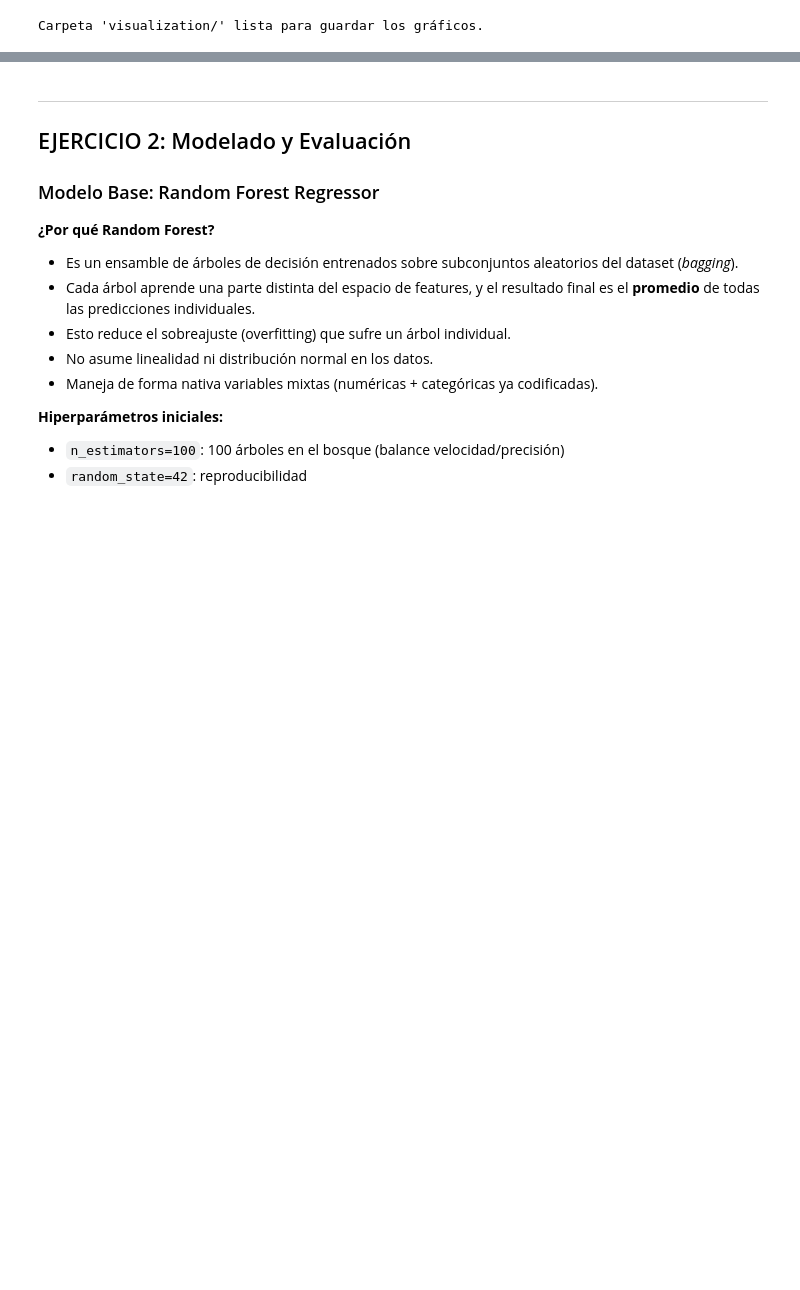
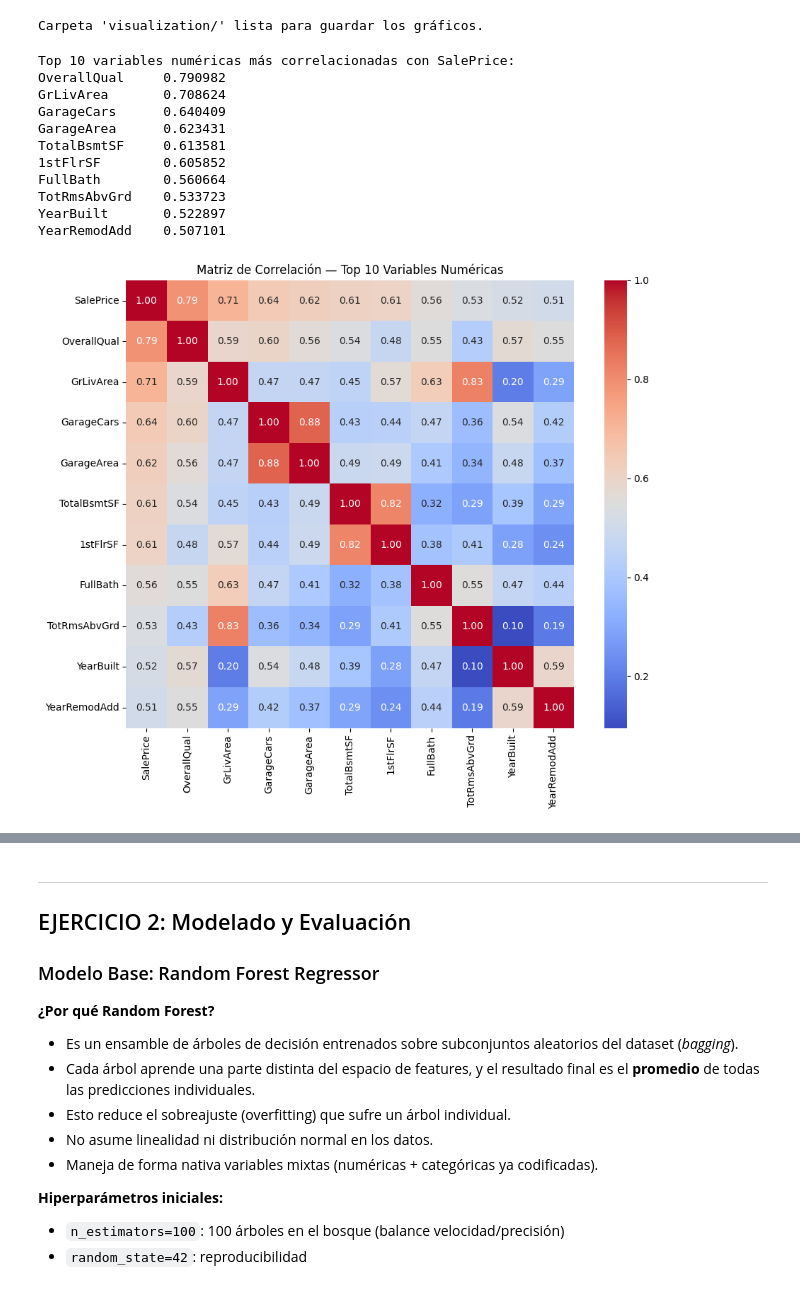
Before and after one commit to EzequielGaribotto/IA-BigData, a Jupyter notebook: M03/RA2/T4/ACT_OBL_04/ames_housing_price_prediction.ipynb, the cells around one changed output, grey strips where cells are left out. Cells and saved outputs as stored; diff of their text form; code cells hidden in the pictures; blank space fills up the shorter version.

```diff
--- a/M03/RA2/T4/ACT_OBL_04/ames_housing_price_prediction.ipynb
+++ b/M03/RA2/T4/ACT_OBL_04/ames_housing_price_prediction.ipynb
@@ -132,36 +188,38 @@ Carpeta 'visualization/' lista para guardar los gráficos.
 # %%
 # --- Análisis de Correlación con SalePrice ---
 # La correlación de Pearson mide la relación lineal entre dos variables (-1 a +1).
 # Variables con alta correlación positiva suben junto al precio;
 # con alta correlación negativa, suben cuando el precio baja.
 # Solo aplica directamente a variables numéricas.
 numeric_df = df.select_dtypes(include=[np.number])
 corr_matrix = numeric_df.corr()
 
 top_features = corr_matrix['SalePrice'].sort_values(ascending=False).head(11)  # Top 10 + propia
 print("Top 10 variables numéricas más correlacionadas con SalePrice:")
 print(top_features.drop('SalePrice').to_string())
 
-# Mapa de calor para visualizar correlaciones cruzadas entre las top variables
-fig, axes = plt.subplots(1, 2, figsize=(18, 6))
-
 # Heatmap de correlaciones entre las top features
 top_corr = numeric_df[top_features.index].corr()
-sns.heatmap(top_corr, annot=True, cmap='coolwarm', fmt=".2f", ax=axes[0], square=True)
-axes[0].set_title('Matriz de Correlación — Top 10 Variables Numéricas')
 
-# Barplot de correlaciones con SalePrice
-corr_con_precio = top_features.drop('SalePrice')
-corr_con_precio.plot(kind='barh', ax=axes[1], color='steelblue', edgecolor='black')
-axes[1].set_title('Correlación de Variables con SalePrice')
-axes[1].set_xlabel('Coeficiente de Correlación de Pearson')
-axes[1].axvline(0, color='black', linewidth=0.8)
+plt.figure(figsize=(10, 8))  # Ajusta tamaño directamente
+sns.heatmap(top_corr, annot=True, cmap='coolwarm', fmt=".2f", square=True)
+
+plt.title('Matriz de Correlación — Top 10 Variables Numéricas')
 
 plt.tight_layout()
 plt.savefig('visualization/corr_matrix.png', dpi=100)
+plt.show()
 plt.close()
-
-print("\nInterpretación:")
-print("--> OverallQual (r=0.79) y GrLivArea (r=0.71) dominan la predicción del precio.")
-print("--> GarageCars y GarageArea están muy correlacionadas entre sí (multicolinealidad).")
-print("--> Los modelos de árbol manejan multicolinealidad mejor que la regresión lineal.")
+# %% [output]
+Top 10 variables numéricas más correlacionadas con SalePrice:
+OverallQual     0.790982
+GrLivArea       0.708624
+GarageCars      0.640409
+GarageArea      0.623431
+TotalBsmtSF     0.613581
+1stFlrSF        0.605852
+FullBath        0.560664
+TotRmsAbvGrd    0.533723
+YearBuilt       0.522897
+YearRemodAdd    0.507101
+[figure, added]
```
Also changed, not shown: parts of 32 cells of this notebook, 4 other files.
